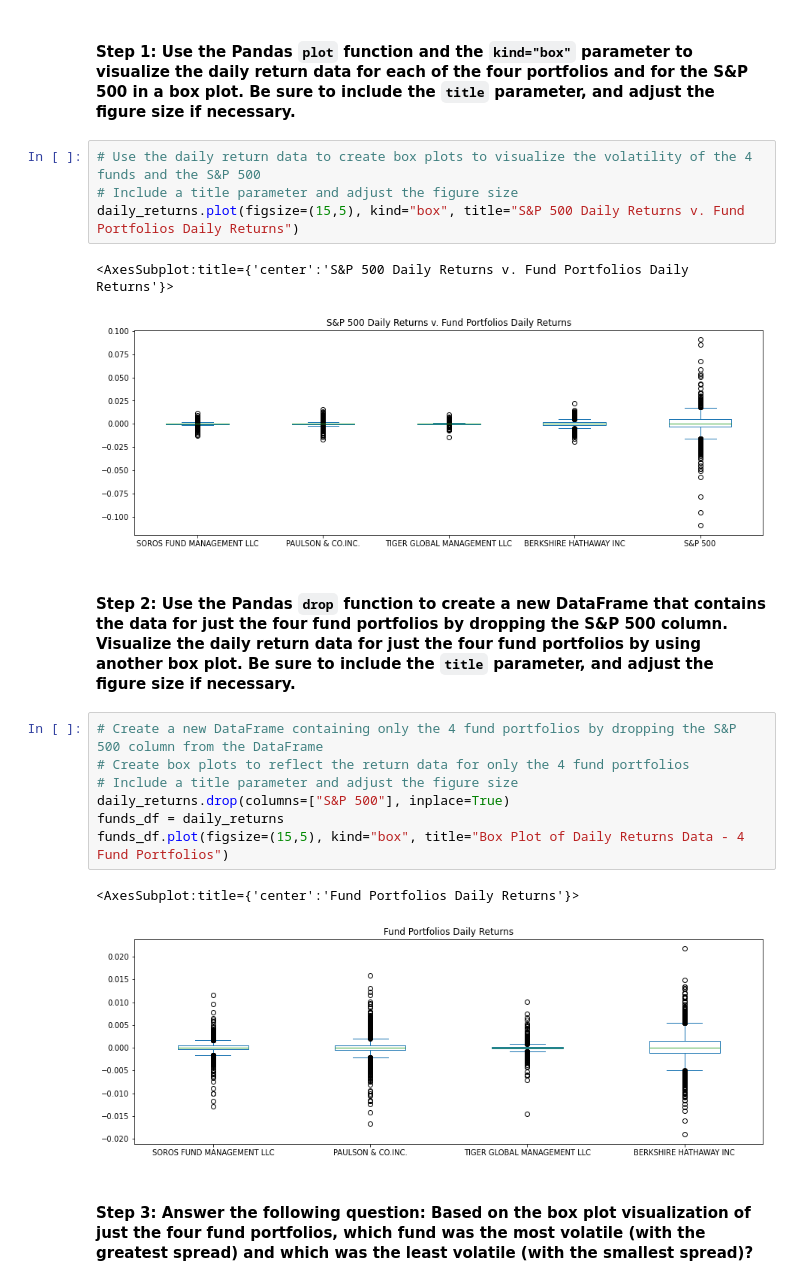
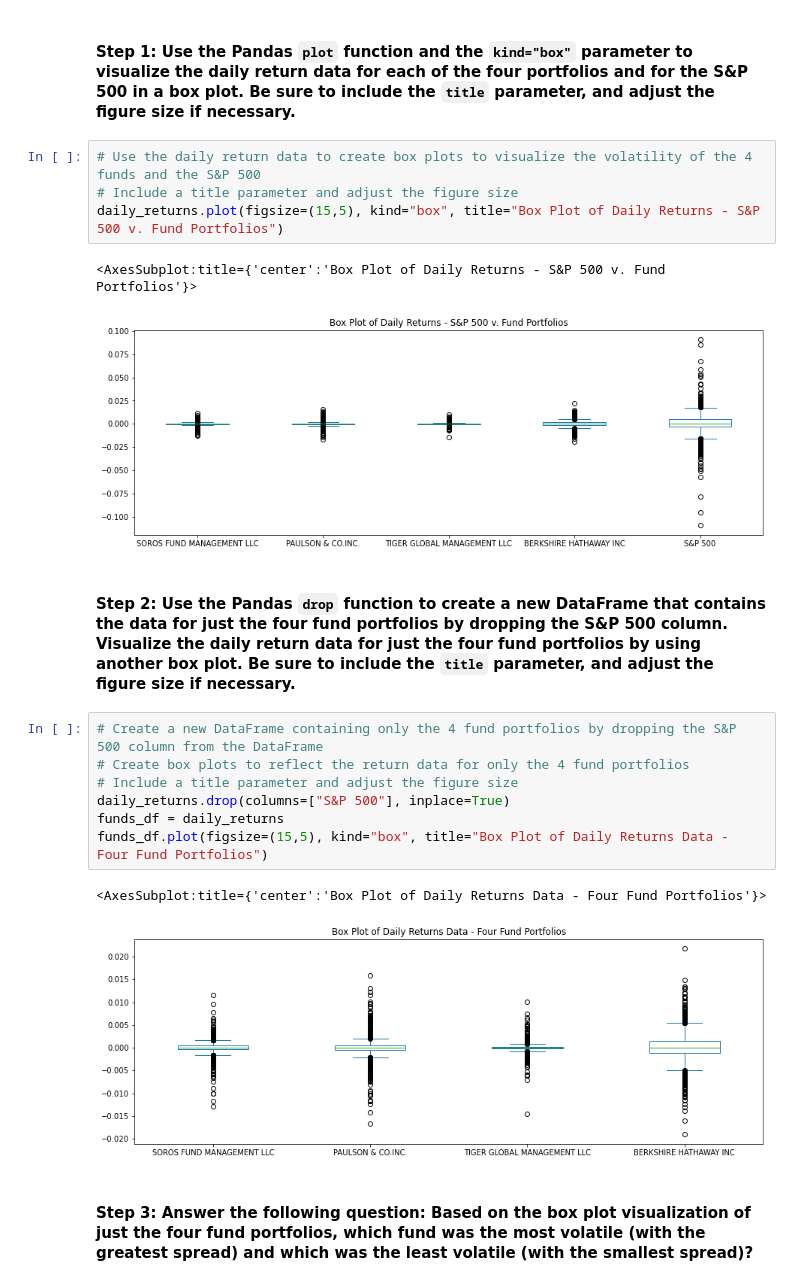
Before and after one commit to Nia-Robinson/risk-return-analysis, a Jupyter notebook: risk_return_analysis.ipynb, the cells around one changed output. Saved outputs shown, nothing was run; the diff lists cells and outputs as text.

```diff
--- a/risk_return_analysis.ipynb
+++ b/risk_return_analysis.ipynb
@@ -201,22 +201,22 @@ Analyze the volatility of each of the four fund portfolios and of the S&P 500 In
 # %%
 # Use the daily return data to create box plots to visualize the volatility of the 4 funds and the S&P 500
 # Include a title parameter and adjust the figure size
-daily_returns.plot(figsize=(15,5), kind="box", title="S&P 500 Daily Returns v. Fund Portfolios Daily Returns")
+daily_returns.plot(figsize=(15,5), kind="box", title="Box Plot of Daily Returns - S&P 500 v. Fund Portfolios")
 # %% [output]
-<AxesSubplot:title={'center':'S&P 500 Daily Returns v. Fund Portfolios Daily Returns'}>
+<AxesSubplot:title={'center':'Box Plot of Daily Returns - S&P 500 v. Fund Portfolios'}>
 [figure]
 # %% [markdown]
 #### Step 2: Use the Pandas `drop` function to create a new DataFrame that contains the data for just the four fund portfolios by dropping the S&P 500 column. Visualize the daily return data for just the four fund portfolios by using another box plot. Be sure to include the `title` parameter, and adjust the figure size if necessary.
 # %%
 # Create a new DataFrame containing only the 4 fund portfolios by dropping the S&P 500 column from the DataFrame
 # Create box plots to reflect the return data for only the 4 fund portfolios
 # Include a title parameter and adjust the figure size
 daily_returns.drop(columns=["S&P 500"], inplace=True)
 funds_df = daily_returns
-funds_df.plot(figsize=(15,5), kind="box", title="Box Plot of Daily Returns Data - 4 Fund Portfolios")
+funds_df.plot(figsize=(15,5), kind="box", title="Box Plot of Daily Returns Data - Four Fund Portfolios")
 # %% [output]
-<AxesSubplot:title={'center':'Fund Portfolios Daily Returns'}>
+<AxesSubplot:title={'center':'Box Plot of Daily Returns Data - Four Fund Portfolios'}>
-[figure, old version]
+[figure, new version]
 # %% [markdown]
 #### Step 3: Answer the following question: Based on the box plot visualization of just the four fund portfolios, which fund was the most volatile (with the greatest spread) and which was the least volatile (with the smallest spread)?
 # %% [markdown]
```
Also changed, not shown: parts of 9 cells of this notebook.
